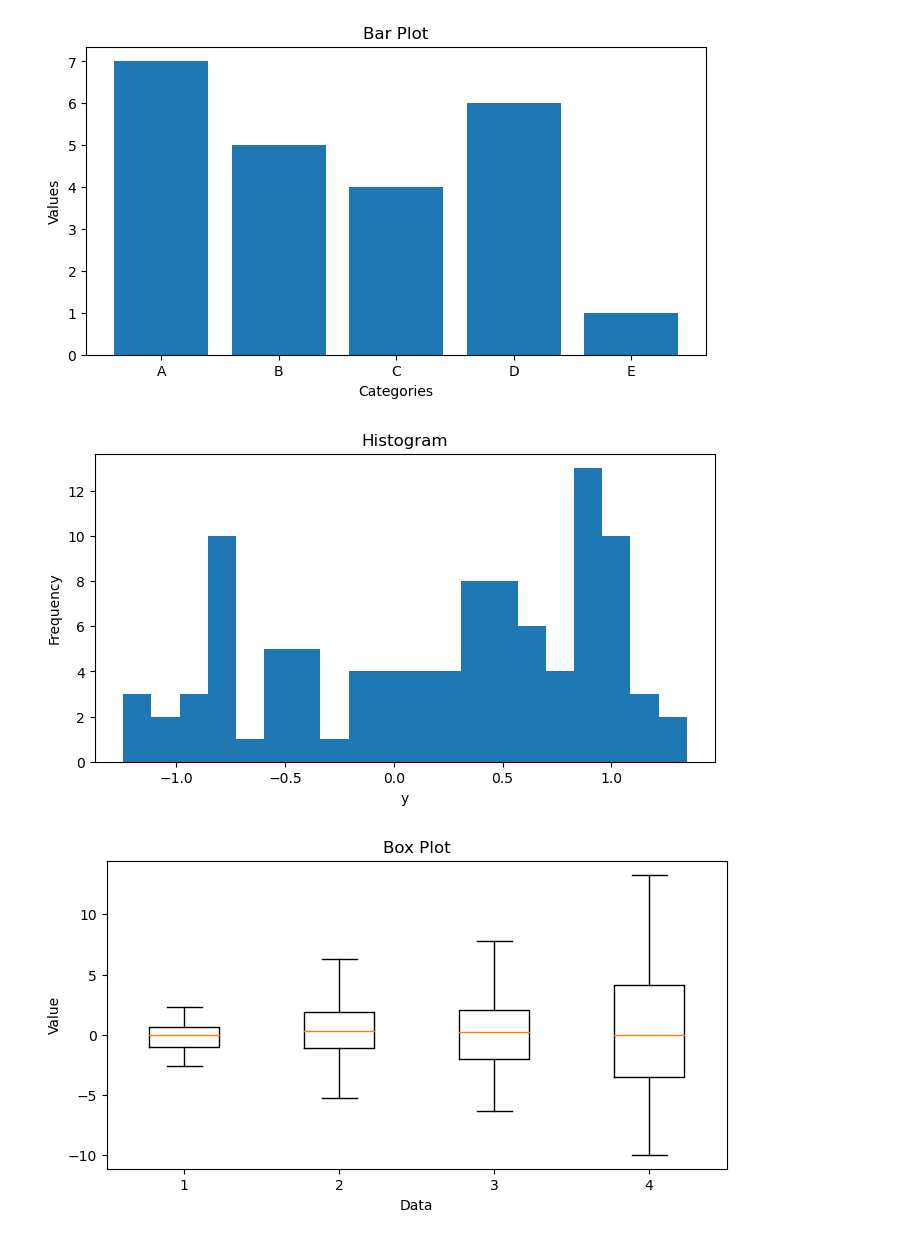
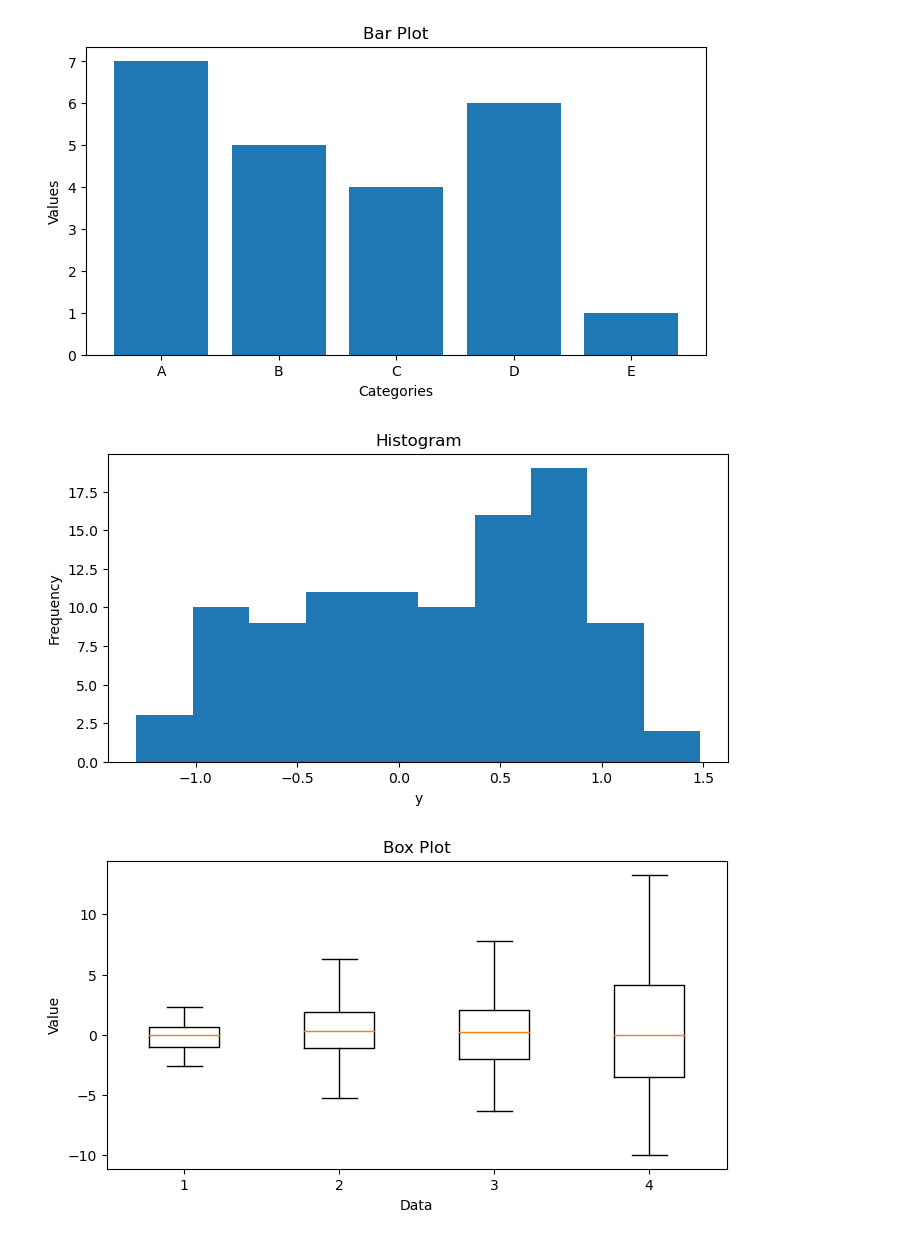
Before and after one commit to rjwrobel86/Python4Statistics, a Jupyter notebook: Notebooks/GraphicsWithMatPlotLib.ipynb, the cells around one changed output. Drawn from its saved outputs; the diff is of its cells as text; code cells hidden in the pictures.

```diff
--- a/Notebooks/GraphicsWithMatPlotLib.ipynb
+++ b/Notebooks/GraphicsWithMatPlotLib.ipynb
@@ -45,13 +45,13 @@ plt.show()
 # %%
 #Histogram
 plt.figure(figsize=(8, 4))
-plt.hist(y, bins=20)
+plt.hist(y, bins=10)
 plt.title('Histogram')
 plt.xlabel('y')
 plt.ylabel('Frequency')
 plt.show()
 # %% [output]
-[figure, old version]
+[figure, new version]
 # %%
 #Box plot
 plt.figure(figsize=(8, 4))
```
Also changed, not shown: parts of 4 cells of this notebook, 7 other files.
